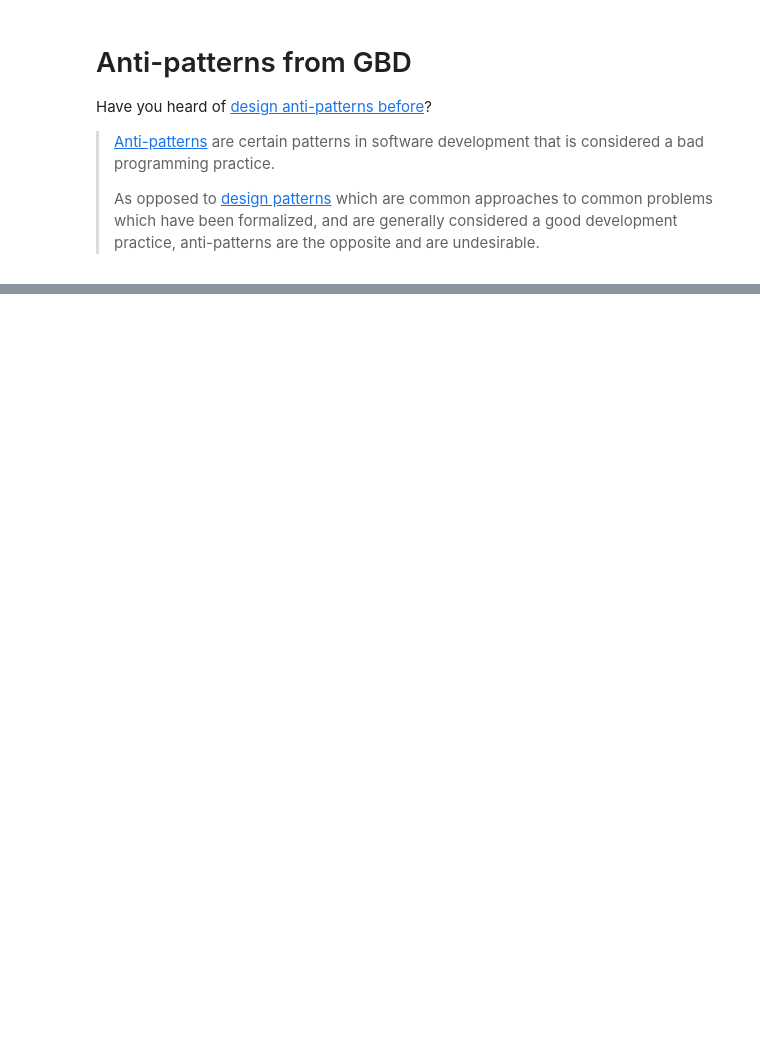
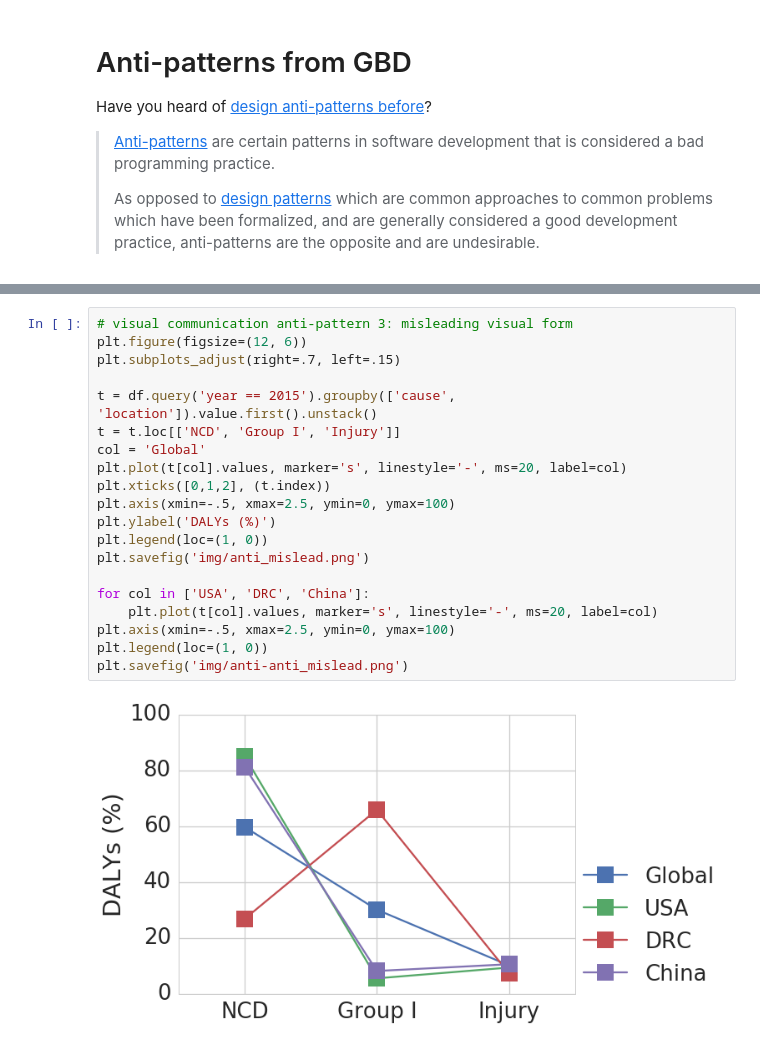
Before and after one commit to afcarl/iths-communicating-results-visually-2, a Jupyter notebook: 01_gbd_anti-patterns.ipynb, the cells around one changed output, grey strips where cells are left out. Saved outputs shown, nothing was run; the diff lists cells and outputs as text; blank space fills up the shorter version.

```diff
--- a/01_gbd_anti-patterns.ipynb
+++ b/01_gbd_anti-patterns.ipynb
@@ -43,0 +60,22 @@ df.groupby(['year', 'cause', 'location']).first().value.unstack().fillna('')
+# %%
+# visual communication anti-pattern 3: misleading visual form
+plt.figure(figsize=(12, 6))
+plt.subplots_adjust(right=.7, left=.15)
+
+t = df.query('year == 2015').groupby(['cause', 'location']).value.first().unstack()
+t = t.loc[['NCD', 'Group I', 'Injury']]
+col = 'Global'
+plt.plot(t[col].values, marker='s', linestyle='-', ms=20, label=col)
+plt.xticks([0,1,2], (t.index))
+plt.axis(xmin=-.5, xmax=2.5, ymin=0, ymax=100)
+plt.ylabel('DALYs (%)')
+plt.legend(loc=(1, 0))
+plt.savefig('img/anti_mislead.png')
+
+for col in ['USA', 'DRC', 'China']:
+    plt.plot(t[col].values, marker='s', linestyle='-', ms=20, label=col)
+plt.axis(xmin=-.5, xmax=2.5, ymin=0, ymax=100)
+plt.legend(loc=(1, 0))
+plt.savefig('img/anti-anti_mislead.png')
+# %% [output]
+[figure, added]
```
Also changed, not shown: parts of 6 cells of this notebook, 17 other files.
